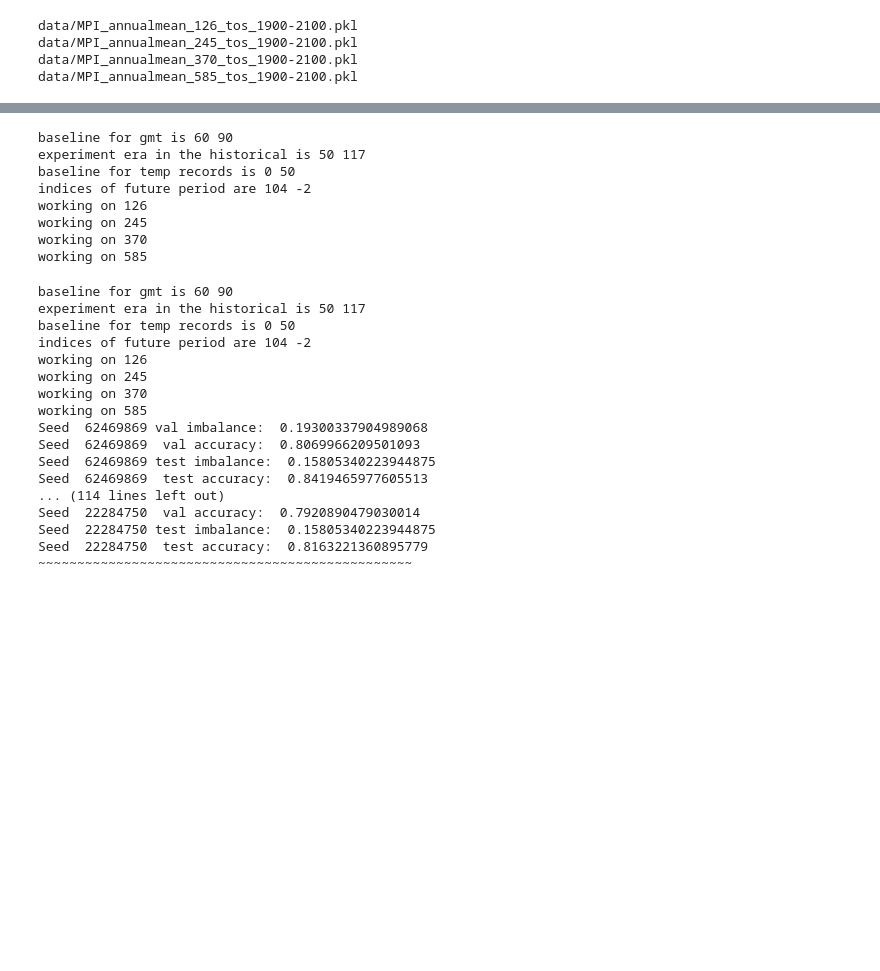
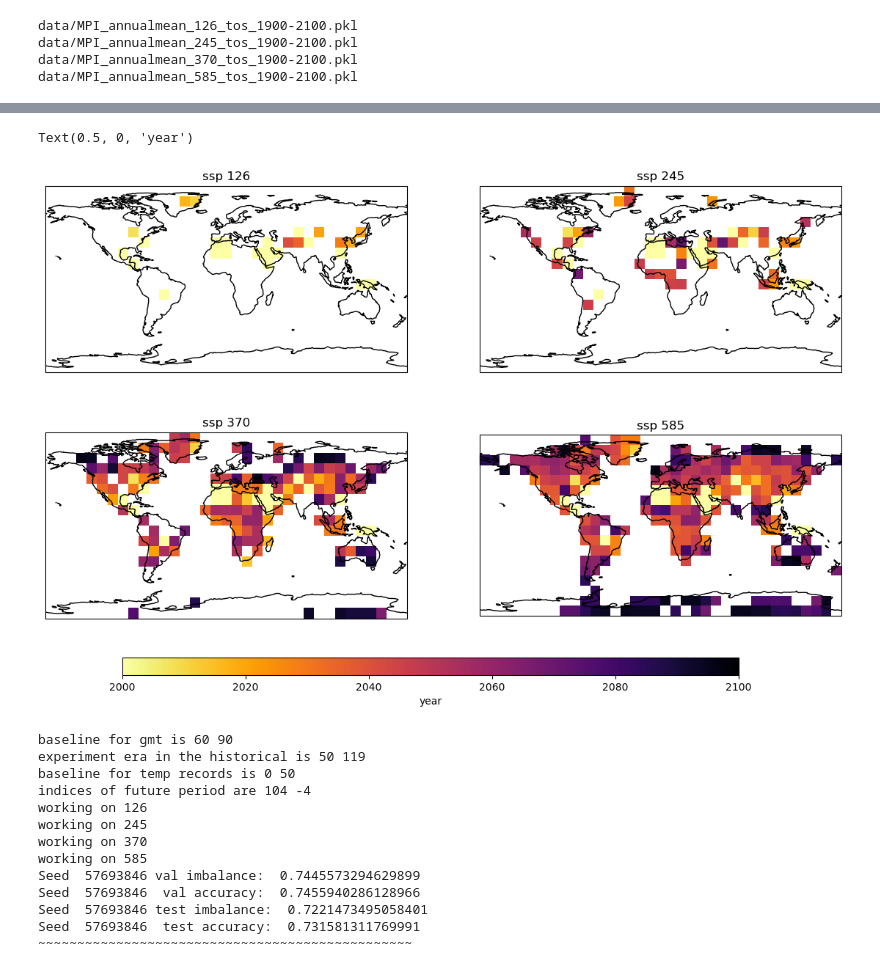
Before and after one commit to emily-gordy/predictability-emergence, a Jupyter notebook: sandpit.ipynb, the cells around one changed output, grey strips where cells are left out. Saved outputs shown, nothing was run; the diff lists cells and outputs as text; code cells hidden in the pictures; blank space fills up the shorter version.

```diff
--- a/sandpit.ipynb
+++ b/sandpit.ipynb
@@ -81,27 +166,30 @@ data/MPI_annualmean_585_tos_1900-2100.pkl
+# %%
+plt.figure(figsize=(14,8))
+
+for iplot in range(4):
+    a1=plt.subplot(2,2,iplot+1,projection=ccrs.PlateCarree())
+    c1=a1.pcolormesh(AllData.output_lon+5,AllData.output_lat+5,emergenceyear[iplot],vmin=2000,vmax=2100,cmap='inferno_r')
+    a1.coastlines()
+
+    plt.title('ssp ' + ssplist[iplot])
+
+cax = plt.axes((0.2,0.03,0.6,0.03))
+cbar=plt.colorbar(c1,cax=cax,orientation='horizontal')
+
+cbar.ax.set_xlabel('year')
+# %% [output]
+Text(0.5, 0, 'year')
+[figure, added]
 # %%
-seed = 42
-
-np.random.seed(seed)
-
-trainval = np.random.choice(ntrain+nval,ntrain+nval,replace=False)
-
-trainvaltest = [trainval[:ntrain],trainval[ntrain:ntrain+nval],test]
-
-alltrain, allval, alltest = AllData.trainvaltest_recordmax(trainvaltest,experiment_era,baselineera,inputlength,outputavgtime,latsel,lonsel)
+latsel = 40
+lonsel = 10
-# %% [output]
-baseline for gmt is 60 90
-experiment era in the historical is 50 117
-baseline for temp records is 0 50
-indices of future period are 104 -2
-working on 126
-working on 245
-working on 370
-working on 585
 # %%
 # plt.subplot(1,1,1)
 allpred = []
 
-for iseed, seed in enumerate(seedlist):
+imp.reload(buildmodel)
+
+for iseed, seed in enumerate(seedlist[8:9]):
 
     torch.manual_seed(seed)
     np.random.seed(seed)
@@ -124,15 +212,16 @@ for iseed, seed in enumerate(seedlist):
 
     cnn = buildmodel.CNNclassifier(inputtrain, inputtrainGMT, outputtrain)
     fileout = "models/"+modelfilefront+"avgtime"+str(outputavgtime)+"_allssps_lat"+str(latsel)+"_lon"+str(lonsel)+"_seed"+str(seed)+".pt"
-    cnn.load_state_dict(torch.load(fileout, weights_only=True,map_location=torch.device('cpu')) )
-    cnn.eval()
+    cnn.load_state_dict(torch.load(fileout, weights_only=True, map_location=torch.device('cpu')))
+    # cnn.to('mps')
 
     with torch.no_grad():
+        cnn.eval()
         predval = cnn(inputval, inputvalGMT)
         predtest = cnn(inputtest, inputtestGMT)
 
     predvalclass = torch.argmax(predval, dim=1).numpy()
-    allpred.append(predval.numpy())
+    # allpred.append(predval.numpy())
 
     predtestclass = torch.argmax(predtest, dim=1).numpy()
 
@@ -173,19 +262,15 @@ for iseed, seed in enumerate(seedlist):
 # plt.xlim(2000,2040)
 # %% [output]
 baseline for gmt is 60 90
-experiment era in the historical is 50 117
+experiment era in the historical is 50 119
 baseline for temp records is 0 50
-indices of future period are 104 -2
+indices of future period are 104 -4
 working on 126
 working on 245
 working on 370
 working on 585
-Seed  62469869 val imbalance:  0.19300337904989068
-Seed  62469869  val accuracy:  0.8069966209501093
-Seed  62469869 test imbalance:  0.15805340223944875
-Seed  62469869  test accuracy:  0.8419465977605513
-... (114 lines left out)
-Seed  22284750  val accuracy:  0.7920890479030014
-Seed  22284750 test imbalance:  0.15805340223944875
-Seed  22284750  test accuracy:  0.8163221360895779
+Seed  57693846 val imbalance:  0.7445573294629899
+Seed  57693846  val accuracy:  0.7455940286128966
+Seed  57693846 test imbalance:  0.7221473495058401
+Seed  57693846  test accuracy:  0.731581311769991
 ~~~~~~~~~~~~~~~~~~~~~~~~~~~~~~~~~~~~~~~~~~~~~~~~
```
Also changed, not shown: parts of 15 cells of this notebook, 5 other files.
